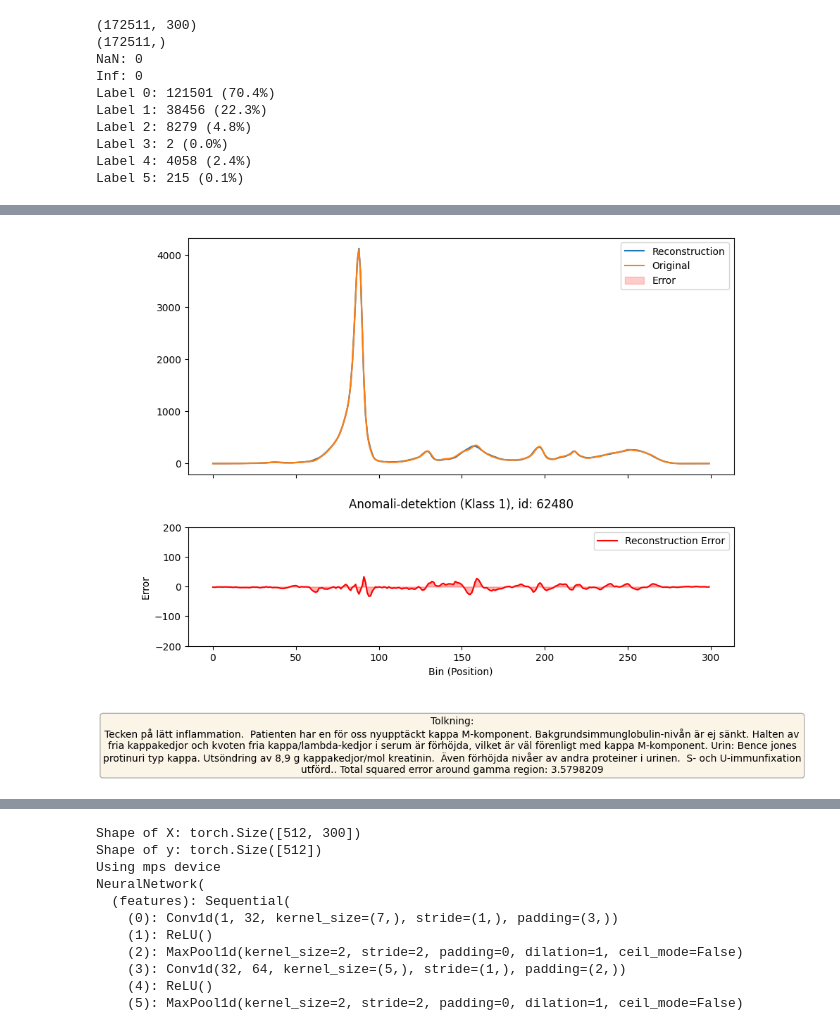
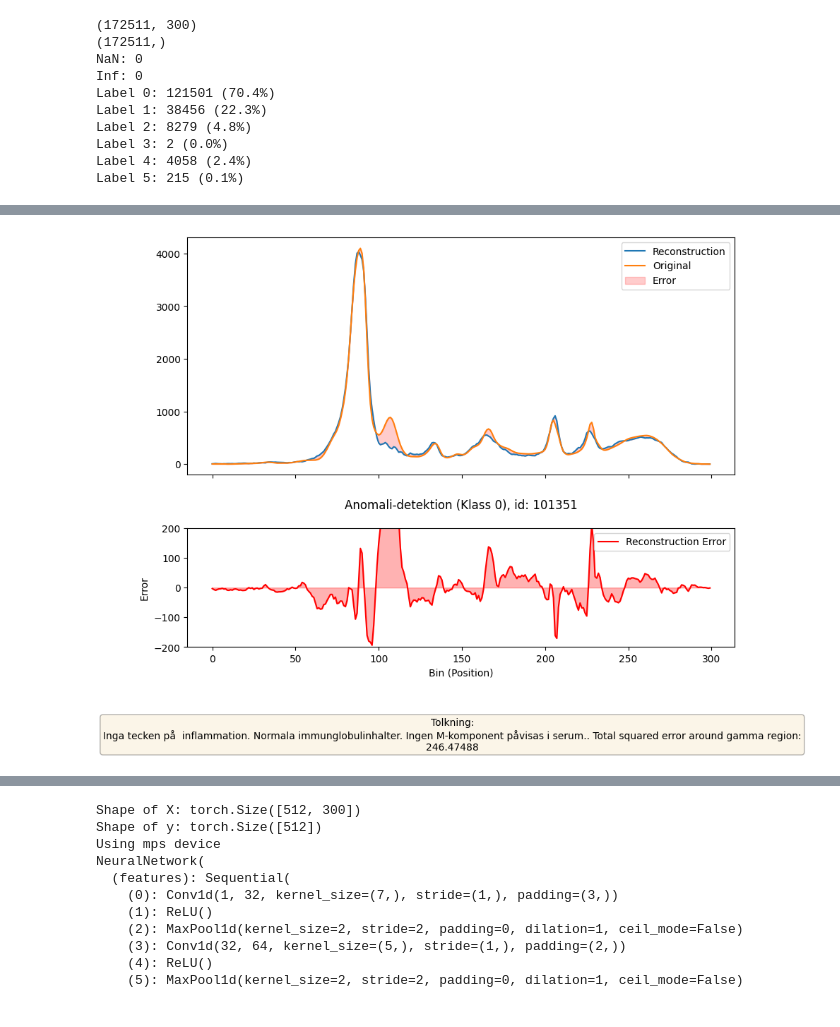
Before and after one commit to andreasjak/MSc26_Assar, a Jupyter notebook: networks/auto_encoder.ipynb, the cells around one changed output, grey strips where cells are left out. Saved outputs shown, nothing was run; the diff lists cells and outputs as text; code cells hidden in the pictures.

```diff
--- a/networks/auto_encoder.ipynb
+++ b/networks/auto_encoder.ipynb
@@ -447,4 +328,5 @@ X_curve  = np.array(df['value'].tolist(), dtype=np.float32)  # (n, 300)
 # %%
+## Del 2: användning av auto-encodern
 ##I den här delen tar vi all data och kör igenom nätverket samt räknar ut de kvadrerade rekonstruktionsfelen
 def get_all_reconstructions(model, X_data, batch_size=512):
     model.eval()
@@ -463,6 +345,8 @@ def get_all_reconstructions(model, X_data, batch_size=512):
     # Slå ihop alla batchar till en enda matris (N, 300)
     return np.concatenate(reconstructions, axis=0).squeeze()
 
+X_curve  = np.array(df['value'].tolist(), dtype=np.float32)  # (n, 300)
+
 reconstructions = get_all_reconstructions(model,X_curve)
 errors = X_curve - reconstructions
 squared_errors = np.power((X_curve-reconstructions),2)
@@ -471,7 +355,7 @@ df['reconstructions'] = list(reconstructions)
 df['errors'] = list(errors)
 df['squared_errors'] = list(squared_errors)
 df['total_squared_error'] = df['squared_errors'].apply(np.sum) / 1000
-df['total_squared_error_gamma_region'] = df['squared_errors'].apply(lambda x: np.sum(x[190:265])) / 1000
+df['total_squared_error_gamma_region'] = df['squared_errors'].apply(lambda x: np.sum(x[190:285])) / 1000
 print(f"minimal TSE: {np.min(df['total_squared_error'])} | maximal TSE: {np.max(df['total_squared_error'])} | average TSE: {np.mean(df['total_squared_error'])}")
 
 print(f"Gamma region: minimal TSE: {np.min(df['total_squared_error_gamma_region'])} | maximal TSE: {np.max(df['total_squared_error_gamma_region'])} | average TSE: {np.mean(df['total_squared_error_gamma_region'])}")
@@ -481,10 +365,10 @@ Gamma region: minimal TSE: 0.5034859776496887 | maximal TSE: 69778.0 | average T
 # %%
 ##visualisering av datan
-
-cat_0 = df.loc[ df['label'] == 0, 'total_squared_error']
-cat_1 = df.loc[ df['label'] == 1, 'total_squared_error']
-cat_2 = df.loc[ df['label'] == 2, 'total_squared_error']
-cat_4 = df.loc[ df['label'] == 4, 'total_squared_error']
+val_rows = df[df['set'] == 'val']
+cat_0 = val_rows.loc[ val_rows['label'] == 0, 'total_squared_error']
+cat_1 = val_rows.loc[ val_rows['label'] == 1, 'total_squared_error']
+cat_2 = val_rows.loc[ val_rows['label'] == 2, 'total_squared_error']
+cat_4 = val_rows.loc[ val_rows['label'] == 4, 'total_squared_error']
 
 
 bins = np.linspace(0,500,200)
@@ -499,10 +383,10 @@ plt.title("Total squared reconstruction errors by category")
 plt.legend()
 plt.show()
 
-cat_0 = df.loc[ df['label'] == 0, 'total_squared_error_gamma_region']
-cat_1 = df.loc[ df['label'] == 1, 'total_squared_error_gamma_region']
-cat_2 = df.loc[ df['label'] == 2, 'total_squared_error_gamma_region']
-cat_4 = df.loc[ df['label'] == 4, 'total_squared_error_gamma_region']
+cat_0 = val_rows.loc[ val_rows['label'] == 0, 'total_squared_error_gamma_region']
+cat_1 = val_rows.loc[ val_rows['label'] == 1, 'total_squared_error_gamma_region']
+cat_2 = val_rows.loc[ val_rows['label'] == 2, 'total_squared_error_gamma_region']
+cat_4 = val_rows.loc[ val_rows['label'] == 4, 'total_squared_error_gamma_region']
 
 
 bins = np.linspace(0,20,200)
@@ -705,12 +589,12 @@ Maximum accuracy: 92.961% at upper bound: 300
 # %%
 ##Nu sorterar vi utifrån hur stort rekonstruktionsfel kurvan har i gammaregionen. index 0 har minsta, och sen stiger det.
 
-sorted = df.sort_values('total_squared_error_gamma_region').reset_index(drop=True)
+sorted = val_rows.sort_values('total_squared_error_gamma_region').reset_index(drop=True)
 
 idx = len(sorted) - 10002 #Välj här!
 
-subset = sorted[sorted['label'] == 1]
-idx = subset['total_squared_error_gamma_region'].nsmallest(1000).index[30] #här kan man plocka outliers
+subset = sorted[sorted['label'] == 0]
+idx = subset['total_squared_error_gamma_region'].nlargest(1000).index[1] #här kan man plocka outliers
 
 fig, (ax1, ax2) = plt.subplots(2, 1, figsize=(10, 10), sharex=True,
                             gridspec_kw={'height_ratios': [2, 1]})
@@ -721,34 +605,34 @@ plt.title(f"Anomali-detektion (Klass {sorted.loc[idx,'label']}), id: {sorted.loc
 plt.subplots_adjust(bottom=0.3,hspace=0.3)
 
 ax1.plot(sorted.loc[idx,'reconstructions'], label='Reconstruction', linewidth=1.5)
 ax1.plot(sorted.loc[idx,'value'], label='Original', linewidth=1.5)
 ax1.fill_between(range(300), sorted.loc[idx,'value'], sorted.loc[idx,'reconstructions'], color='red', alpha=0.2, label='Error')
 
 ax1.legend()
 
 
 ax2.plot(sorted.loc[idx,'errors'], color='red', label='Reconstruction Error')
 ax2.fill_between(range(300), sorted.loc[idx,'errors'], color='red', alpha=0.3)
 ax2.set_ylabel("Error")
 ax2.set_xlabel("Bin (Position)")
 ax2.legend()
 ax2.set_ylim((-200,200))
 
 # Hämta ren text
 tolkning_text = sorted.loc[idx,'interpretation'] + ". Total squared error around gamma region: " + str(sorted.loc[idx,'total_squared_error_gamma_region'])
 
 # 3. Använd y-koordinat som är lägre (t.ex. 0.15) och sätt va='top'
 # wrap=True fungerar bäst om vi anger en bredd för texten (width)
 plt.figtext(0.5, 0.20, f"Tolkning:\n{tolkning_text}",
             wrap=True,
             horizontalalignment='center',
             verticalalignment='top',
             fontsize=10,
             bbox=dict(boxstyle='round', facecolor='wheat', alpha=0.3))
 
 plt.show()
 # %% [output]
-[figure, old version]
+[figure, new version]
 # %%
 ## Test av logistisk regression
 from sklearn.linear_model import LogisticRegression
```
Also changed, not shown: parts of 18 cells of this notebook, 24 other files.
